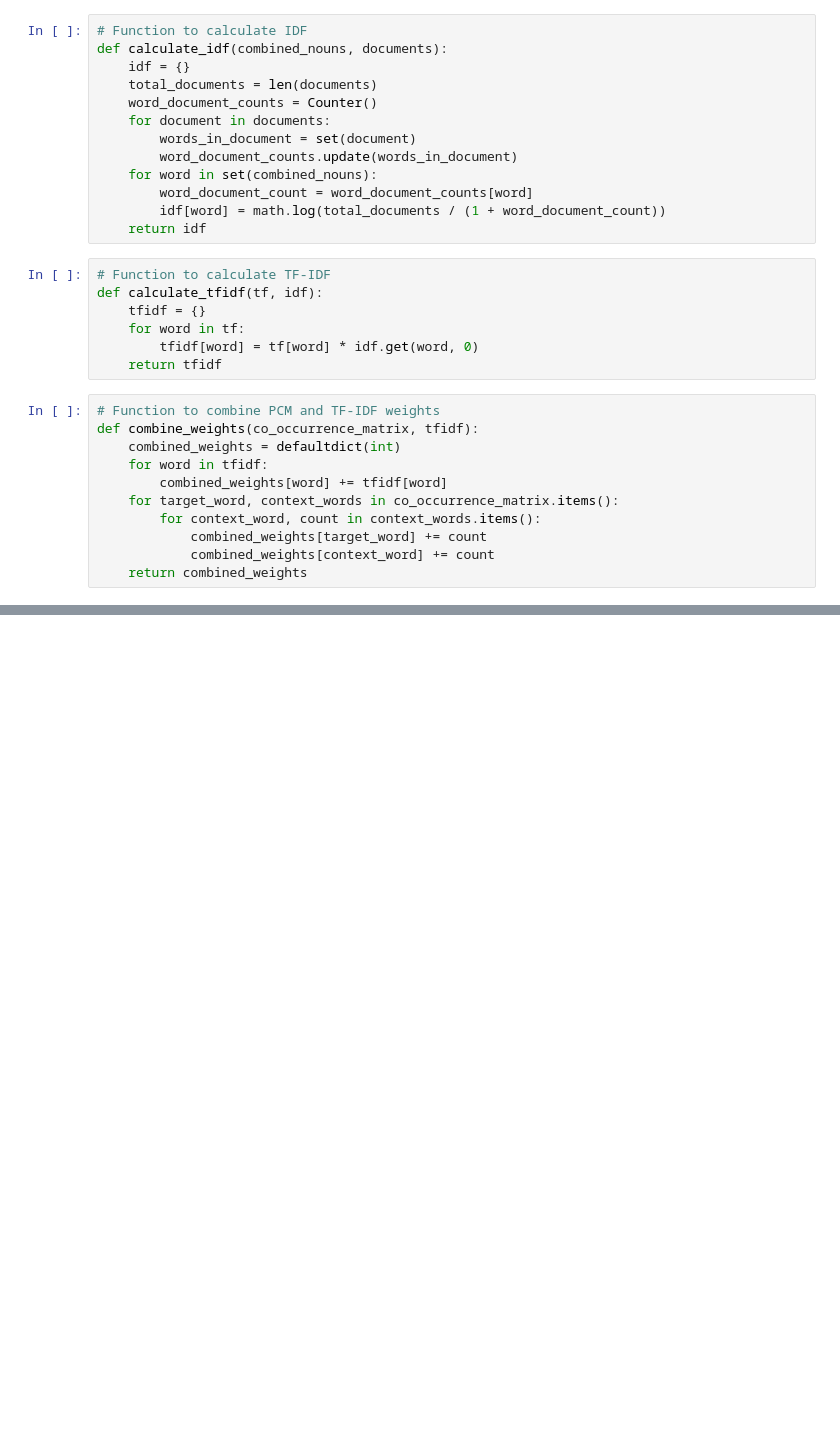
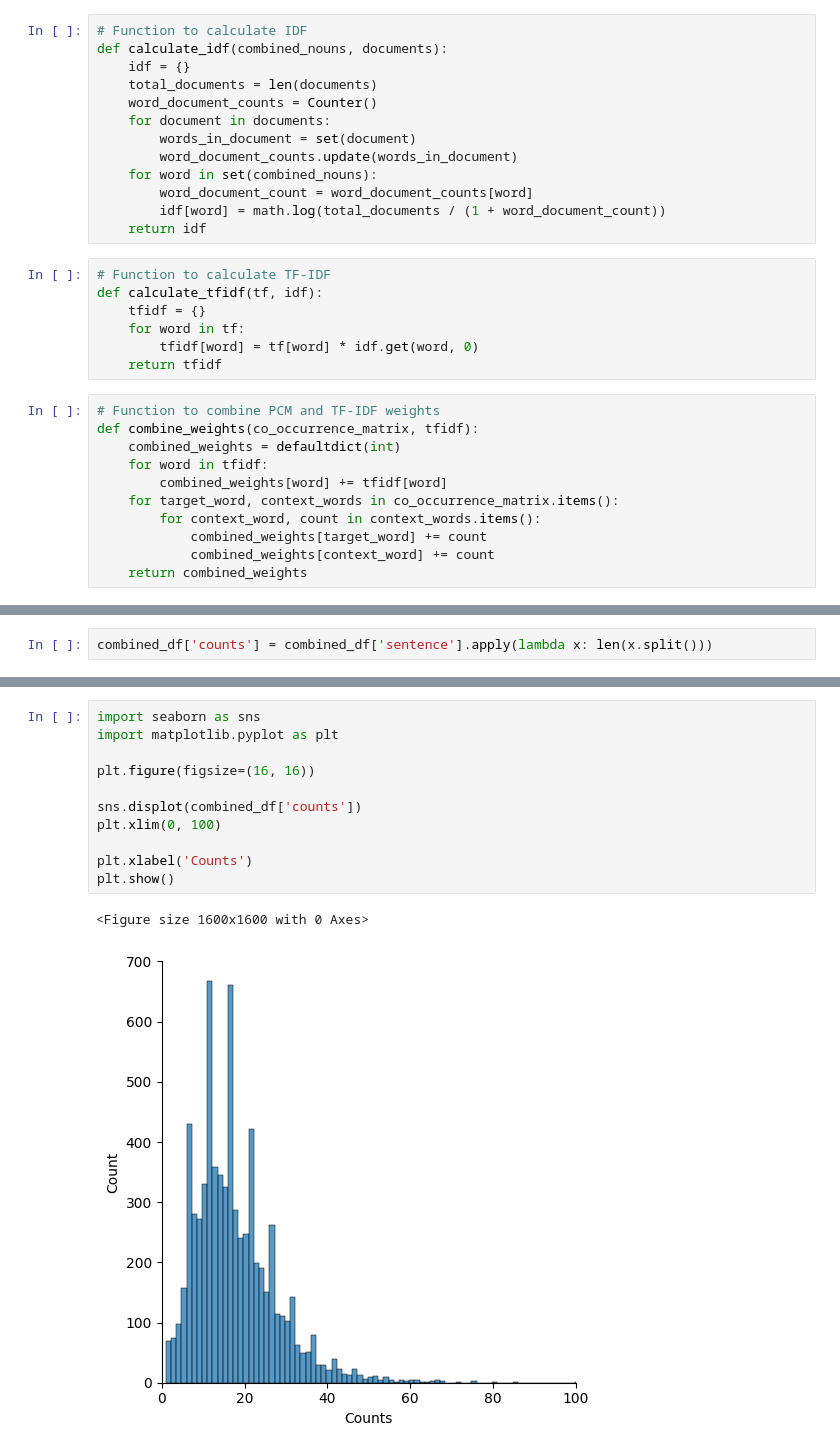
Before and after one commit to elsunais6167/bi-directional-feature-extraction, a Jupyter notebook: scripts10.ipynb, the cells around one changed output, grey strips where cells are left out. Cells and saved outputs as stored; diff of their text form; blank space fills up the shorter version.

```diff
--- a/scripts10.ipynb
+++ b/scripts10.ipynb
@@ -154,0 +224,2 @@ defaultdict(int,
+# %%
+combined_df['counts'] = combined_df['sentence'].apply(lambda x: len(x.split()))
@@ -154,0 +235,14 @@ defaultdict(int,
+# %%
+import seaborn as sns
+import matplotlib.pyplot as plt
+
+plt.figure(figsize=(16, 16))
+
+sns.displot(combined_df['counts'])
+plt.xlim(0, 100)
+
+plt.xlabel('Counts')
+plt.show()
+# %% [output]
+<Figure size 1600x1600 with 0 Axes>
+[figure, added]
```
Also changed, not shown: parts of 7 cells of this notebook, 20 other files.
